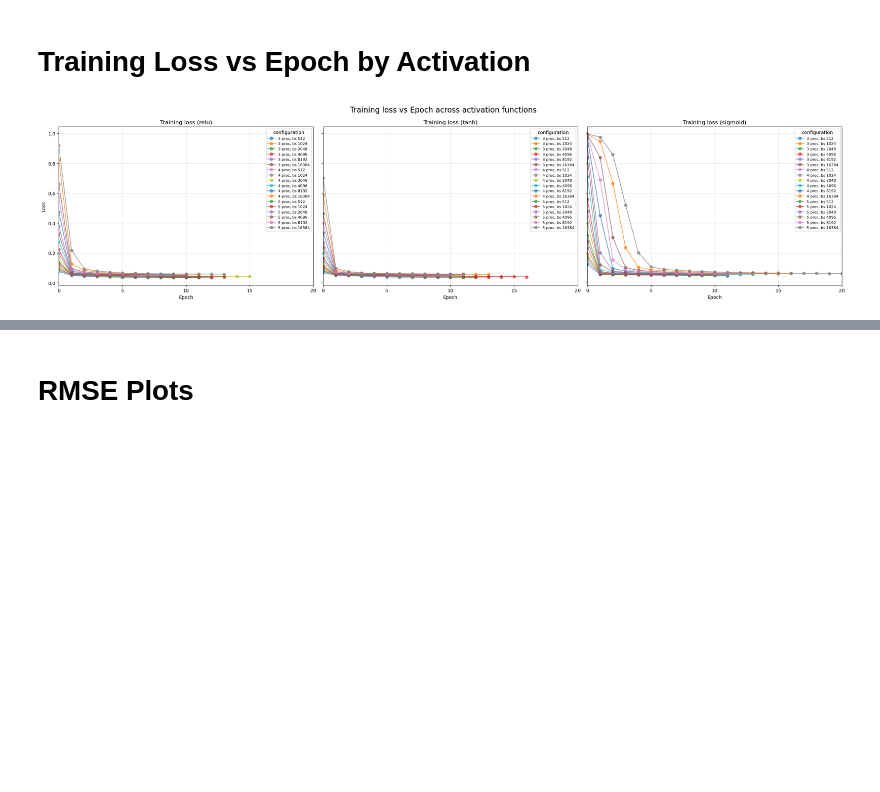
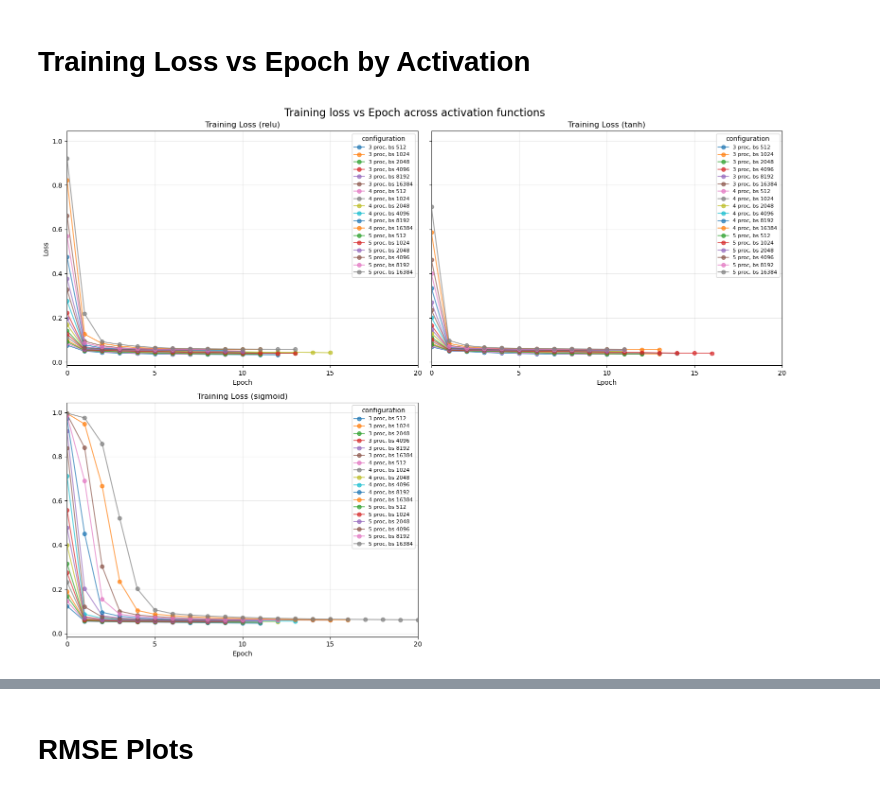
Before and after one commit to e1352994/dsa5208_project1, a Jupyter notebook: nytaxi2022_result_plotting.ipynb, the cells around one changed output, grey strips where cells are left out. Cells and saved outputs as stored; diff of their text form; code cells hidden in the pictures; blank space fills up the shorter version.

```diff
--- a/nytaxi2022_result_plotting.ipynb
+++ b/nytaxi2022_result_plotting.ipynb
@@ -3,31 +3,35 @@
 # %%
 import pandas as pd
 import matplotlib.pyplot as plt
 
 loss_df = pd.read_csv('sgd_training_losses.csv')
 loss_df = loss_df.sort_values(['activation', 'num_of_process', 'batch_size', 'epoch'])
 activations = ['relu', 'tanh', 'sigmoid']
-fig, axes = plt.subplots(1, 3, figsize=(24, 6), sharey=True)
+fig, axes = plt.subplots(2, 2, figsize=(16, 12), sharey=True)
+axes = axes.flatten()  # Convert 2x2 array to 1D for easier indexing
+# Remove the empty subplot (bottom right)
+fig.delaxes(axes[3])
+
 
 for ax, activation in zip(axes, activations):
     subset = loss_df[loss_df['activation'] == activation]
     for (nproc, batch), group in subset.groupby(['num_of_process', 'batch_size']):
         label = f"{nproc} proc, bs {batch}"
         ax.plot(group['epoch'], group['loss'], marker='o', alpha=0.7, label=label)
-    ax.set_title(f"Training loss ({activation})")
+    ax.set_title(f"Training Loss ({activation})")
     ax.set_xlabel('Epoch')
     ax.set_xlim(0, 20)
     ax.set_xticks(range(0, 21, 5))
     ax.grid(True, alpha=0.3)
     if ax is axes[0]:
         ax.set_ylabel('Loss')
     ax.legend(title='configuration', fontsize=8)
 
 fig.suptitle('Training loss vs Epoch across activation functions', fontsize=16)
 fig.tight_layout()
 plt.show()
 # %% [output]
-[figure, old version]
+[figure, new version]
 # %%
 
 # Additional plots for 5-process runs
```
Also changed, not shown: parts of 5 cells of this notebook.
